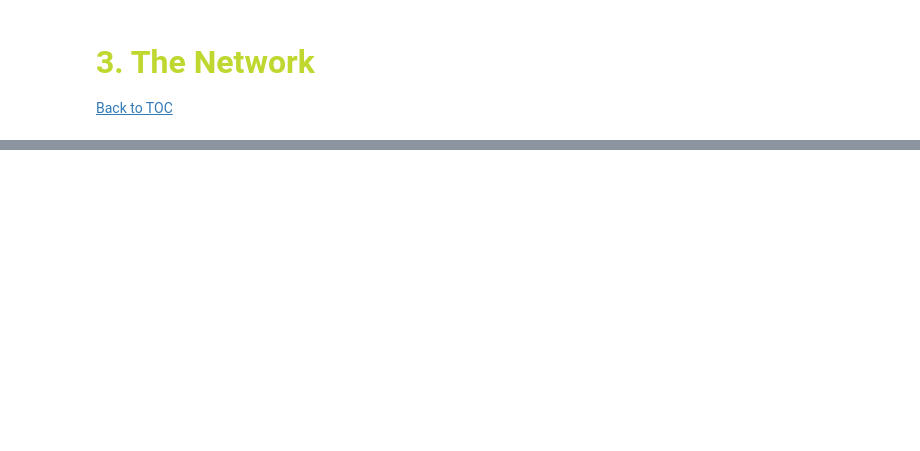
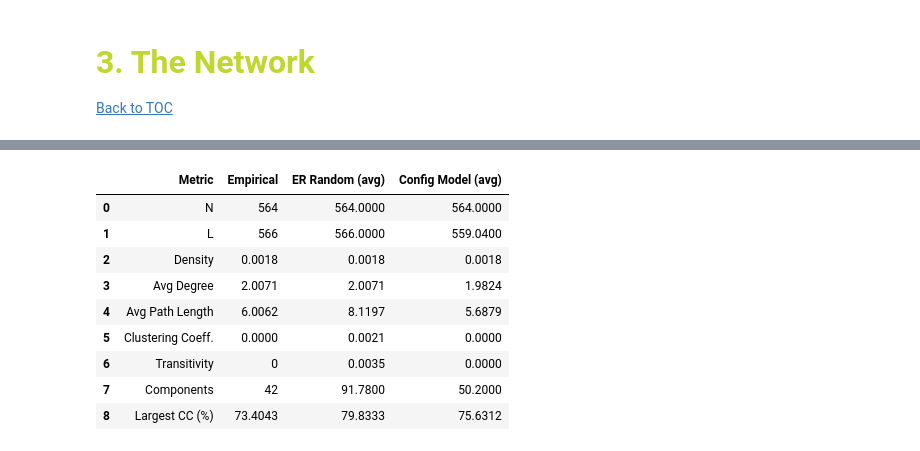
Before and after one commit to beatrizmarques2005/network-analysis, a Jupyter notebook: project/notebooks/02_network.ipynb, the cells around one changed output, grey strips where cells are left out. Drawn from its saved outputs; the diff is of its cells as text; code cells hidden in the pictures; blank space fills up the shorter version.

```diff
--- a/project/notebooks/02_network.ipynb
+++ b/project/notebooks/02_network.ipynb
@@ -2521,0 +1118,98 @@ TypeError: cannot unpack non-iterable int object
+# %%
+def compute_metrics(G_input, label="Graph"):
+    """Compute standard metrics for any graph."""
+    N = G_input.number_of_nodes()
+    L = G_input.number_of_edges()
+    density = nx.density(G_input)
+    degrees = [d for _, d in G_input.degree()]
+    avg_degree = np.mean(degrees)
+
+    # Components
+    if G_input.is_directed():
+        components = list(nx.weakly_connected_components(G_input))
+    else:
+        components = list(nx.connected_components(G_input))
+
+    n_components = len(components)
+    largest_cc_size = max(len(c) for c in components)
+    largest_cc_pct = 100 * largest_cc_size / N if N > 0 else 0
+
+    # Path length (on largest CC, undirected)
+    G_und = G_input.to_undirected() if G_input.is_directed() else G_input
+    largest_cc_nodes = max(components, key=len)
+    G_lcc = G_und.subgraph(largest_cc_nodes).copy()
+
+    if nx.is_connected(G_lcc) and G_lcc.number_of_nodes() > 1:
+        avg_path_length = nx.average_shortest_path_length(G_lcc)
+    else:
+        avg_path_length = np.nan
+
+    # Clustering
+    avg_clustering = nx.average_clustering(G_und)
+    transitivity = nx.transitivity(G_und)
+
+    return {
+        "N": N, "L": L, "Density": density,
+        "Avg Degree": avg_degree,
+        "Avg Path Length": avg_path_length,
+        "Clustering Coeff.": avg_clustering,
+        "Transitivity": transitivity,
+        "Components": n_components,
+        "Largest CC (%)": largest_cc_pct
+    }
+
+# --- Empirical metrics ---
+empirical_metrics = compute_metrics(G, "Empirical")
+
+# --- Erdős-Rényi Random Graph ---
+N_emp = G.number_of_nodes()
+L_emp = G.number_of_edges()
+p_er = L_emp / (N_emp * (N_emp - 1))  # directed graph density
+
+n_trials = 50  # average over multiple realizations
+er_metrics_list = []
+for _ in range(n_trials):
+    G_er = nx.gnm_random_graph(N_emp, L_emp, directed=True)
+    er_metrics_list.append(compute_metrics(G_er))
+
+er_metrics = {k: np.mean([m[k] for m in er_metrics_list]) for k in er_metrics_list[0]}
+
+# --- Configuration Model (preserving degree sequence) ---
+in_deg = [d for _, d in G.in_degree()]
+out_deg = [d for _, d in G.out_degree()]
+
+config_metrics_list = []
+for _ in range(n_trials):
+    try:
+        G_config = nx.directed_configuration_model(in_deg, out_deg)
+        G_config = nx.DiGraph(G_config)  # remove multi-edges
+        G_config.remove_edges_from(nx.selfloop_edges(G_config))
+        config_metrics_list.append(compute_metrics(G_config))
+    except:
+        pass
+
+if config_metrics_list:
+    config_metrics = {k: np.mean([m[k] for m in config_metrics_list]) for k in config_metrics_list[0]}
+else:
+    config_metrics = {k: np.nan for k in empirical_metrics}
+
+# --- Comparison Table ---
+comparison_df = pd.DataFrame({
+    "Metric": list(empirical_metrics.keys()),
+    "Empirical": [f"{v:.4f}" if isinstance(v, float) else str(v) for v in empirical_metrics.values()],
+    "ER Random (avg)": [f"{v:.4f}" if isinstance(v, float) else str(int(v)) for v in er_metrics.values()],
+    "Config Model (avg)": [f"{v:.4f}" if isinstance(v, float) else str(int(v)) for v in config_metrics.values()],
+})
+
+comparison_df
+# %% [output]
+|  | Metric | Empirical | ER Random (avg) | Config Model (avg) |
+| 0 | N | 564 | 564.0000 | 564.0000 |
+| 1 | L | 566 | 566.0000 | 559.0400 |
+| 2 | Density | 0.0018 | 0.0018 | 0.0018 |
+| 3 | Avg Degree | 2.0071 | 2.0071 | 1.9824 |
+| 4 | Avg Path Length | 6.0062 | 8.1197 | 5.6879 |
+| 5 | Clustering Coeff. | 0.0000 | 0.0021 | 0.0000 |
+| 6 | Transitivity | 0 | 0.0035 | 0.0000 |
+| 7 | Components | 42 | 91.7800 | 50.2000 |
+| 8 | Largest CC (%) | 73.4043 | 79.8333 | 75.6312 |
```
Also changed, not shown: parts of 120 cells of this notebook, 8 other files.
